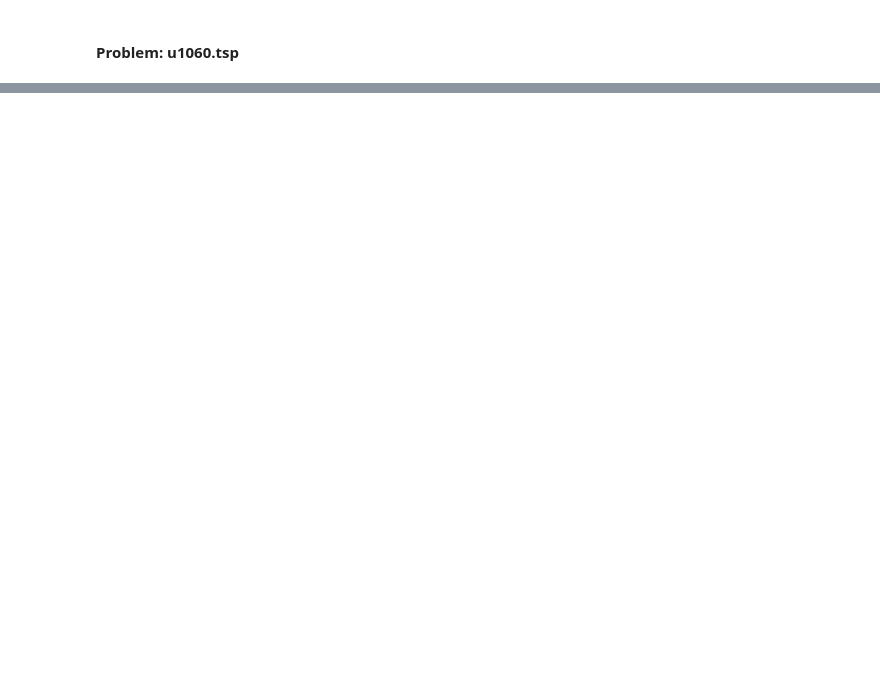
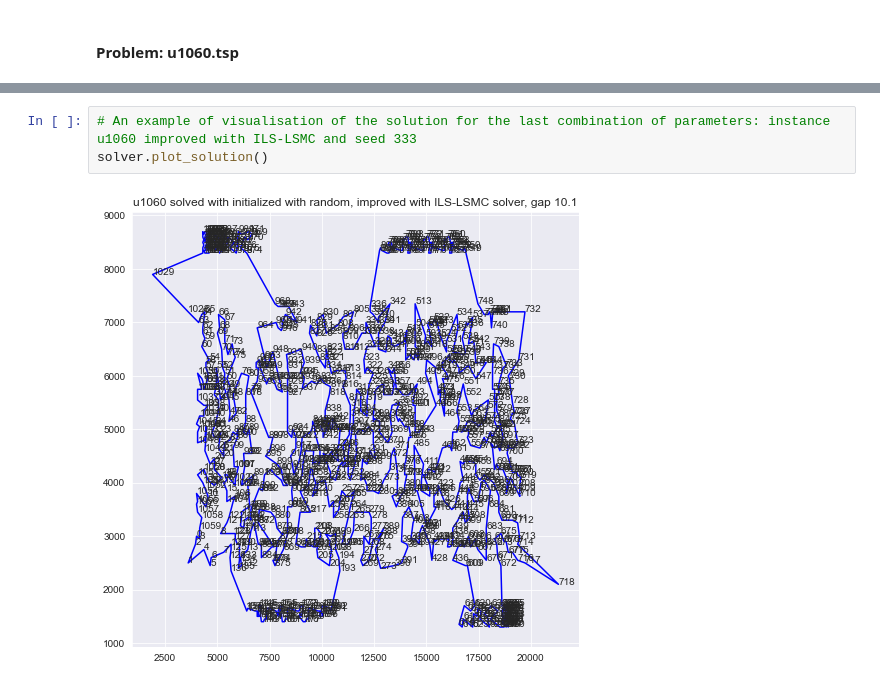
Before and after one commit to SimoneMugnai/AI_USI_MA_Assignments, a Jupyter notebook: Solution-ILS_for_the_TSP.ipynb, the cells around one changed output, grey strips where cells are left out. Drawn from its saved outputs; the diff is of its cells as text; blank space fills up the shorter version.

```diff
--- a/Solution-ILS_for_the_TSP.ipynb
+++ b/Solution-ILS_for_the_TSP.ipynb
@@ -573,0 +574,5 @@ with warnings.catch_warnings():
+# %%
+# An example of visualisation of the solution for the last combination of parameters: instance u1060 improved with ILS-LSMC and seed 333
+solver.plot_solution()
+# %% [output]
+[figure, added]
```
Also changed, not shown: parts of 16 cells of this notebook.
